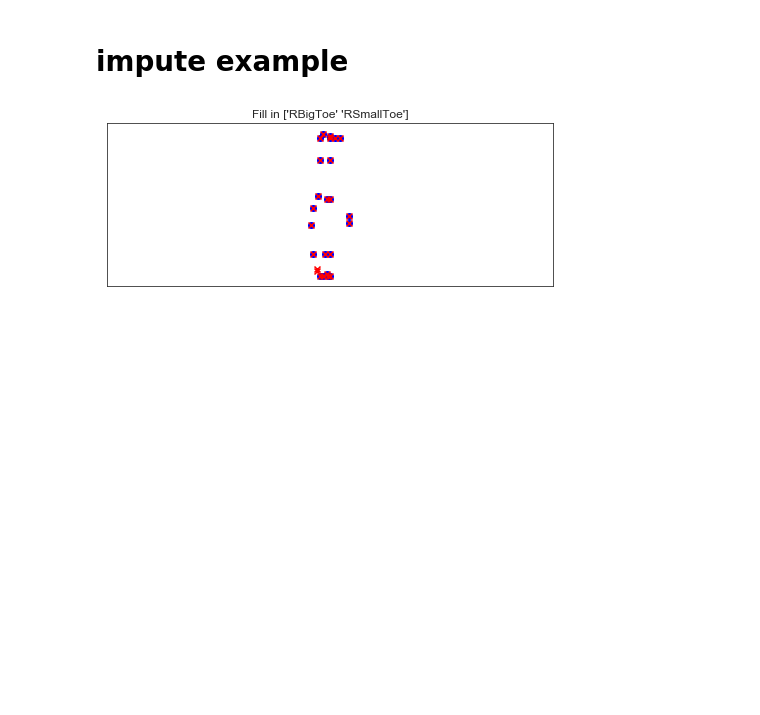
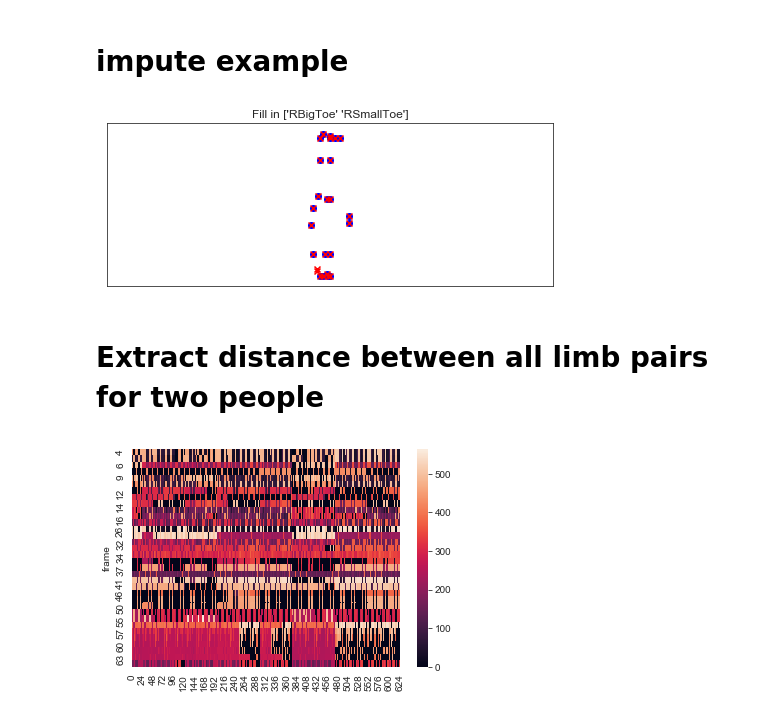
Before and after one commit to jcheong0428/pat, a Jupyter notebook: notebooks/Examples.ipynb, the cells around one changed output. Drawn from its saved outputs; the diff is of its cells as text; code cells hidden in the pictures; blank space fills up the shorter version.

```diff
--- a/notebooks/Examples.ipynb
+++ b/notebooks/Examples.ipynb
@@ -153,3 +154,11 @@ for rowix, row in imputed.iterrows():
 plt.axis('equal');
 # %% [output]
 [figure]
+# %% [markdown]
+# Extract distance between all limb pairs for two people
+# %%
+out = df.iloc[:100,:].pat.extract_person_distance()
+sns.heatmap(out)
+plt.show()
+# %% [output]
+[figure, added]
```
Also changed, not shown: parts of 2 cells of this notebook, 2 other files.
